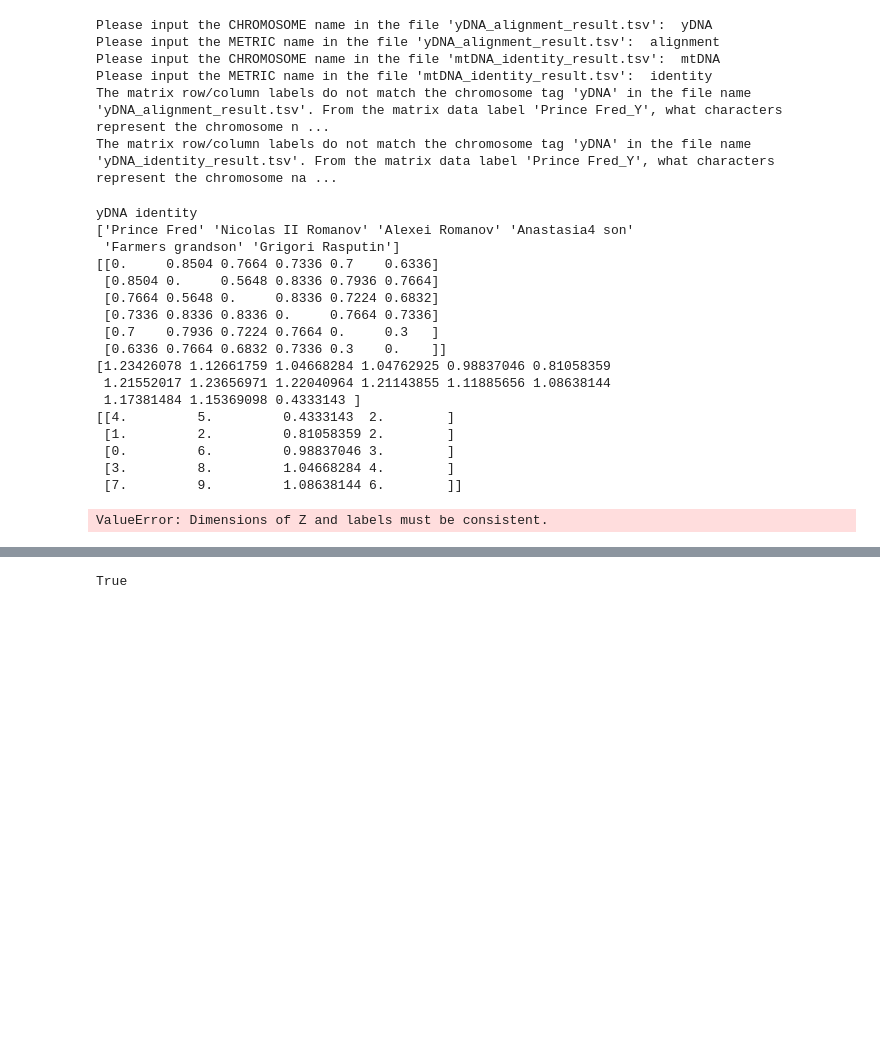
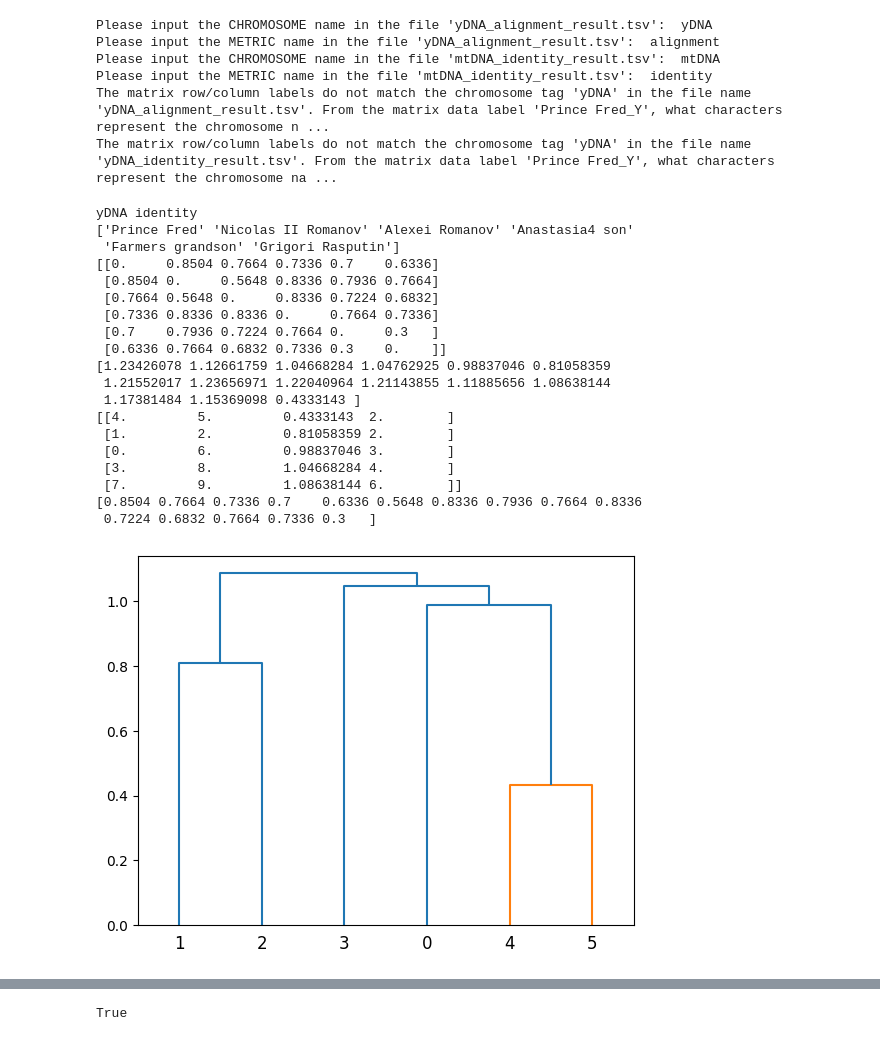
Before and after one commit to otodreas/RunningExercise3_BINP16, a Jupyter notebook: src/partiiiprograms/notes.ipynb, the cells around one changed output, grey strips where cells are left out. Drawn from its saved outputs; the diff is of its cells as text; code cells hidden in the pictures; blank space fills up the shorter version.

```diff
--- a/src/partiiiprograms/notes.ipynb
+++ b/src/partiiiprograms/notes.ipynb
@@ -167,32 +183,36 @@ The matrix row/column labels do not match the chromosome tag 'yDNA' in the file
 # %%
 print(chromosome, metric)
 print(labels)
 print(data)
 distvec = pdist(data)
 linkvec = linkage(data)
+condensed = squareform(data)
 print(distvec)
 print(linkvec)
-#m = squareform(distvec)
+print(condensed)
 #print(squareform(m))
 #print(linkage(data, "complete"))
-dendrogram(distvec, labels=labels, orientation="left")
-#plt.show()
+dendrogram(linkage(data))#, labels=labels, orientation="left")
+
+plt.show()
 # %% [output]
 yDNA identity
 ['Prince Fred' 'Nicolas II Romanov' 'Alexei Romanov' 'Anastasia4 son'
  'Farmers grandson' 'Grigori Rasputin']
 [[0.     0.8504 0.7664 0.7336 0.7    0.6336]
  [0.8504 0.     0.5648 0.8336 0.7936 0.7664]
  [0.7664 0.5648 0.     0.8336 0.7224 0.6832]
  [0.7336 0.8336 0.8336 0.     0.7664 0.7336]
  [0.7    0.7936 0.7224 0.7664 0.     0.3   ]
  [0.6336 0.7664 0.6832 0.7336 0.3    0.    ]]
 [1.23426078 1.12661759 1.04668284 1.04762925 0.98837046 0.81058359
  1.21552017 1.23656971 1.22040964 1.21143855 1.11885656 1.08638144
  1.17381484 1.15369098 0.4333143 ]
 [[4.         5.         0.4333143  2.        ]
  [1.         2.         0.81058359 2.        ]
  [0.         6.         0.98837046 3.        ]
  [3.         8.         1.04668284 4.        ]
  [7.         9.         1.08638144 6.        ]]
+[0.8504 0.7664 0.7336 0.7    0.6336 0.5648 0.8336 0.7936 0.7664 0.8336
+ 0.7224 0.6832 0.7664 0.7336 0.3   ]
-ValueError: Dimensions of Z and labels must be consistent.
+[figure, added]
```
Also changed, not shown: parts of 3 cells of this notebook, 6 other files.
